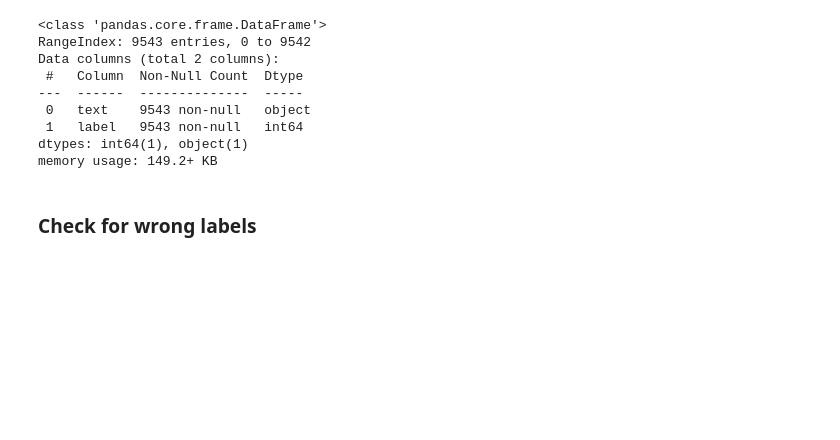
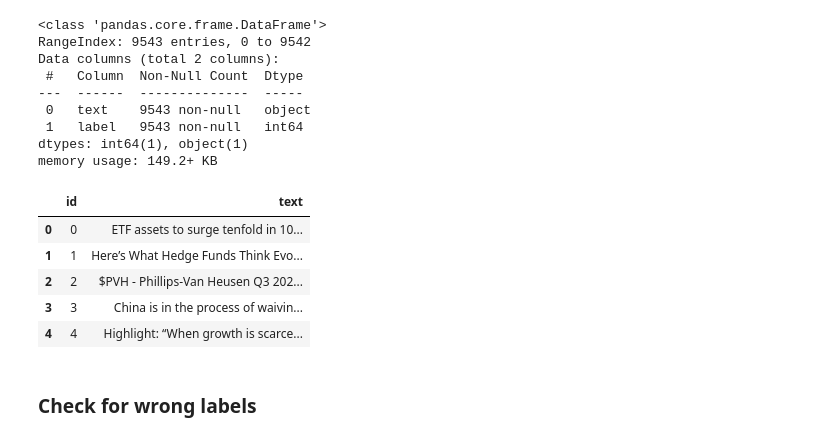
Before and after one commit to RubenCMarques/Text-Mining-Project, a Jupyter notebook: Notebooks/diogo_notebook.ipynb, the cells around one changed output. Cells and saved outputs as stored; diff of their text form; code cells hidden in the pictures; blank space fills up the shorter version.

```diff
--- a/Notebooks/diogo_notebook.ipynb
+++ b/Notebooks/diogo_notebook.ipynb
@@ -50,6 +81,15 @@ Data columns (total 2 columns):
  1   label   9543 non-null   int64
 dtypes: int64(1), object(1)
 memory usage: 149.2+ KB
+# %%
+df_test.head()
+# %% [output]
+|  | id | text |
+| 0 | 0 | ETF assets to surge tenfold in 10... |
+| 1 | 1 | Here’s What Hedge Funds Think Evo... |
+| 2 | 2 | $PVH - Phillips-Van Heusen Q3 202... |
+| 3 | 3 | China is in the process of waivin... |
+| 4 | 4 | Highlight: “When growth is scarce... |
 # %% [markdown]
 ### Check for wrong labels
 # %%
```
Also changed, not shown: parts of 36 cells of this notebook, 1 other file.
